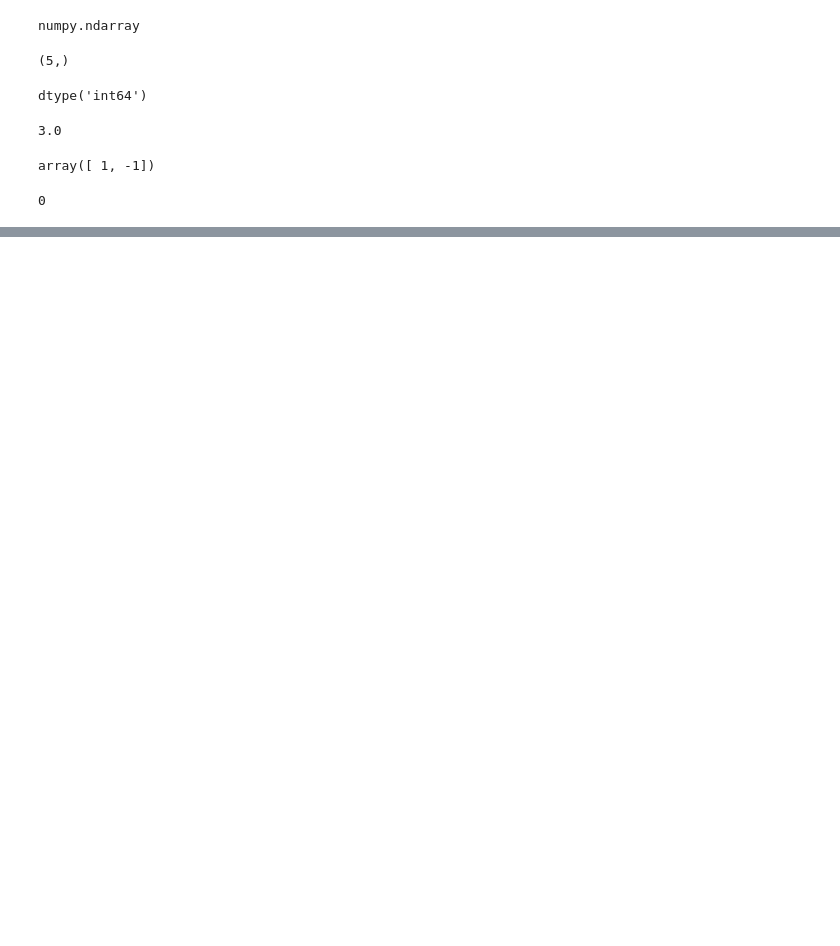
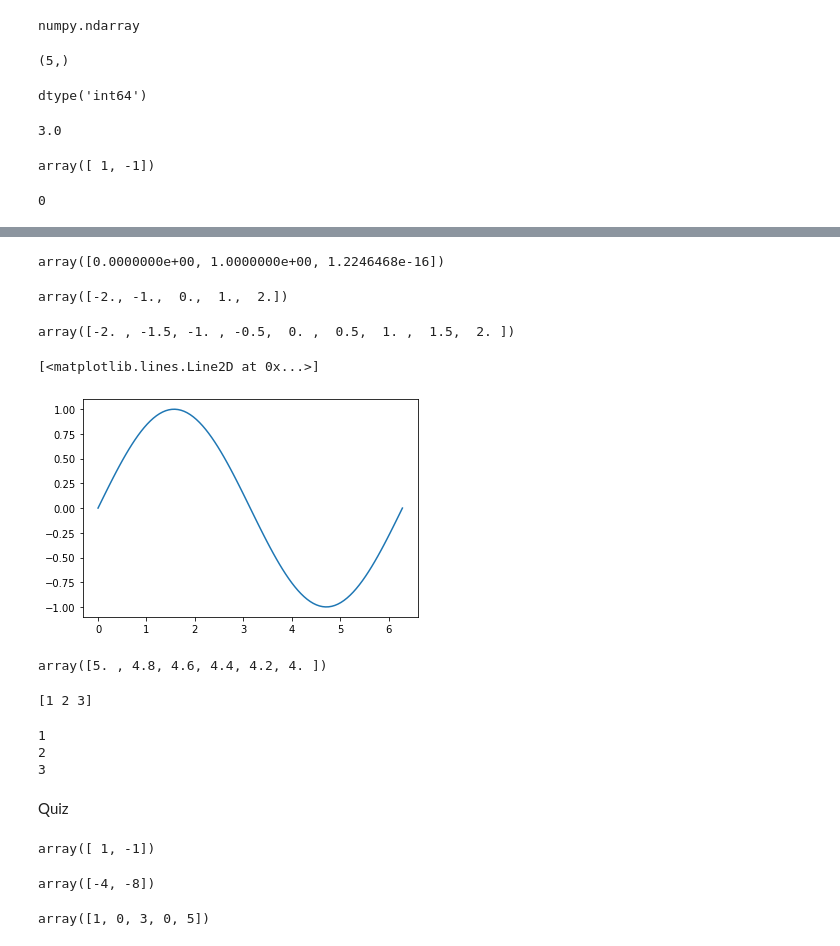
Before and after one commit to PosgradoMNA/actividades-de-aprendizaje-Rodrigo-Rodriguez-Rodriguez, a Jupyter notebook: A01183284-Modulo5.ipynb, the cells around one changed output, grey strips where cells are left out. Drawn from its saved outputs; the diff is of its cells as text; code cells hidden in the pictures; blank space fills up the shorter version.

```diff
--- a/A01183284-Modulo5.ipynb
+++ b/A01183284-Modulo5.ipynb
@@ -35,0 +398,40 @@ np.dot(np.array([1,-1]),np.array([1,1]))
+# %%
+y = np.sin(x)
+y
+# %% [output]
+array([0.0000000e+00, 1.0000000e+00, 1.2246468e-16])
+# %%
+np.linspace(-2, 2, num=5)
+# %% [output]
+array([-2., -1.,  0.,  1.,  2.])
+# %%
+np.linspace(-2, 2, num=9)
+# %% [output]
+array([-2. , -1.5, -1. , -0.5,  0. ,  0.5,  1. ,  1.5,  2. ])
+# %%
+x = np.linspace(0, 2*np.pi, num=100)
+# %%
+y = np.sin(x)
+# %%
+plt.plot(x, y)
+# %% [output]
+[<matplotlib.lines.Line2D at 0x...>]
+[figure, added]
+# %%
+np.linspace(5, 4, num=6)
+# %% [output]
+array([5. , 4.8, 4.6, 4.4, 4.2, 4. ])
+# %%
+arr1 = np.array([1, 2, 3])
+print(arr1)
+# %% [output]
+[1 2 3]
+# %%
+for x in arr1:
+  print(x)
+# %% [output]
+1
+2
+3
+# %% [markdown]
+Quiz
@@ -35,0 +443,4 @@ np.dot(np.array([1,-1]),np.array([1,1]))
+# %%
+u - v
+# %% [output]
+array([ 1, -1])
@@ -35,0 +449,10 @@ np.dot(np.array([1,-1]),np.array([1,1]))
+# %%
+-2 * z
+# %% [output]
+array([-4, -8])
+# %%
+a = np.array([1, 2, 3, 4, 5])
+b = np.array([1, 0, 1, 0, 1])
+a * b
+# %% [output]
+array([1, 0, 3, 0, 5])
```
Also changed, not shown: parts of 150 cells of this notebook.
